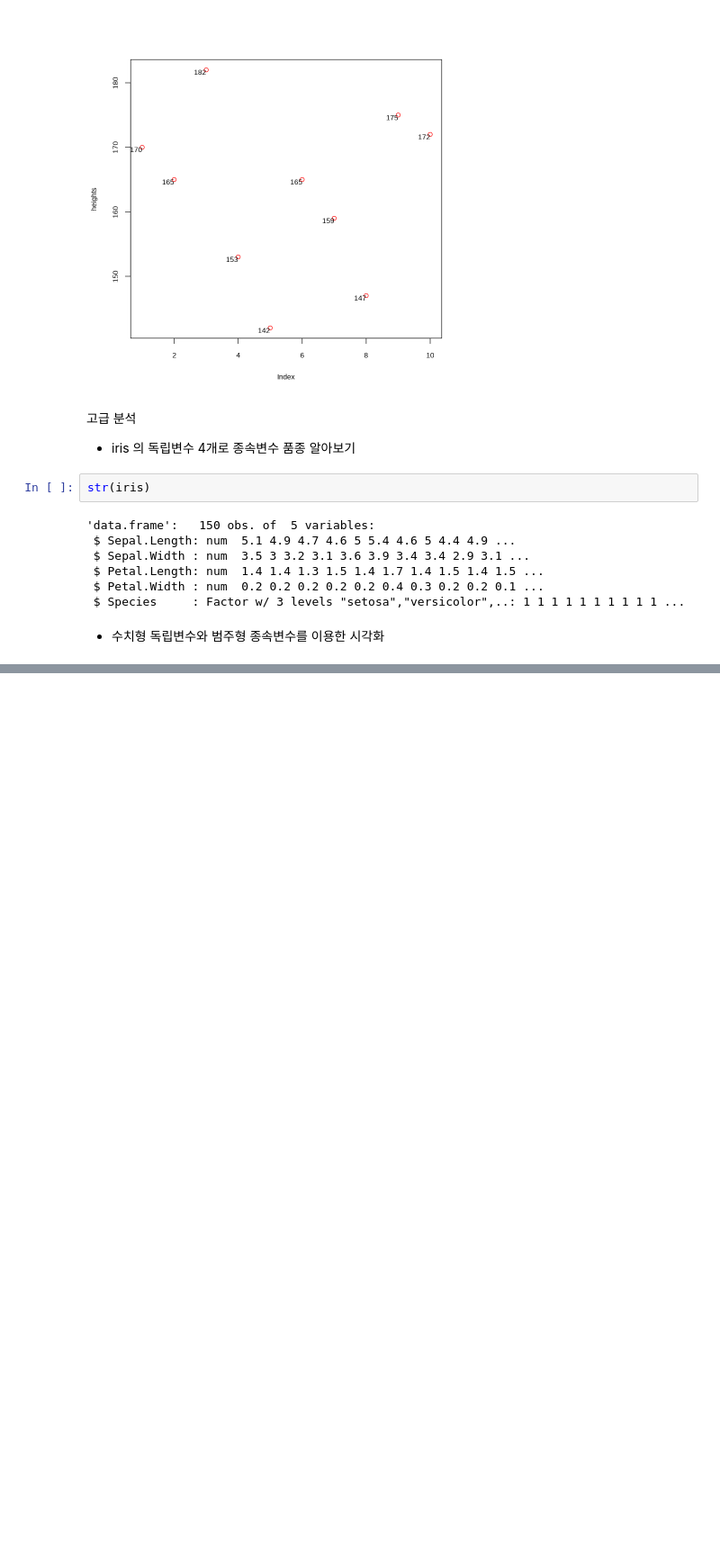
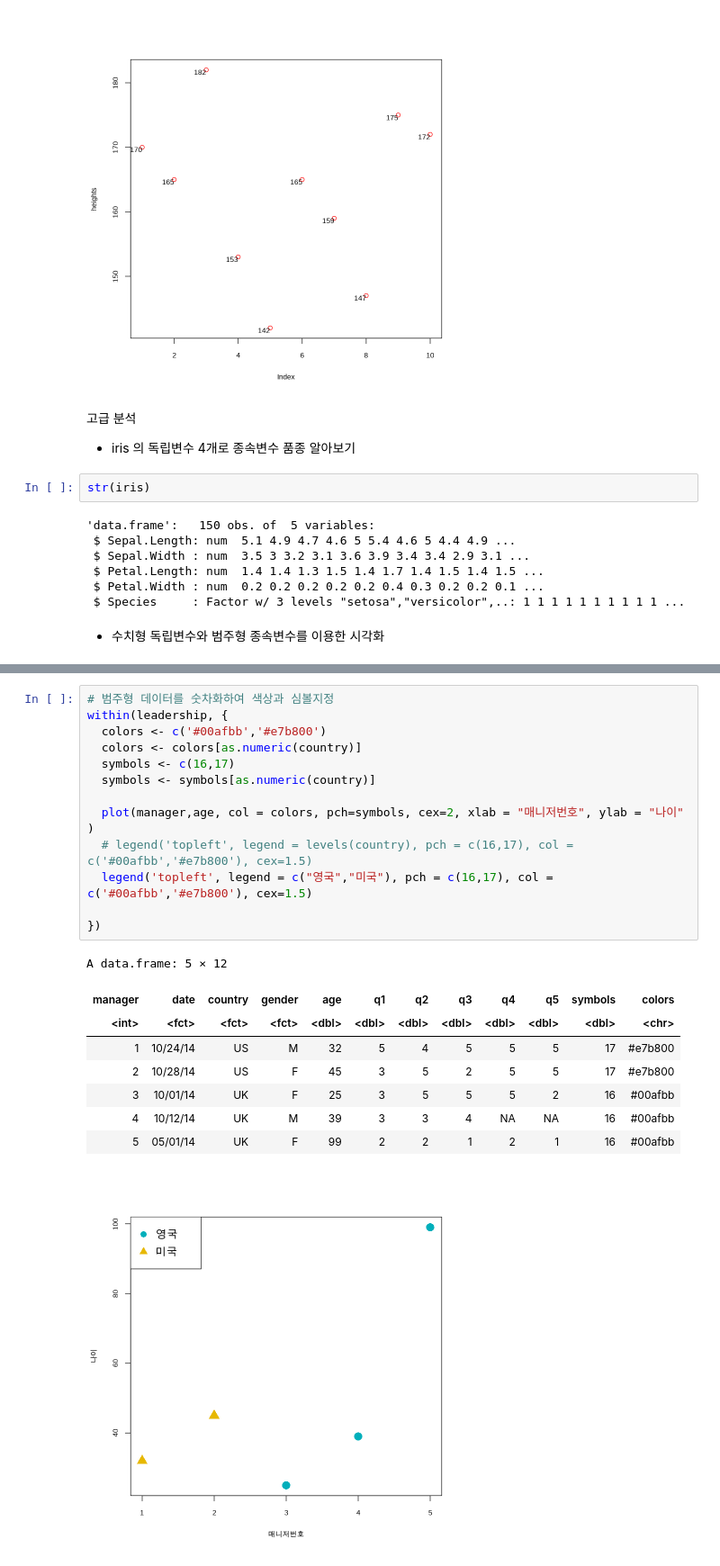
Before and after one commit to gyujin0450/Rstudy, a Jupyter notebook: 401_연속형데이터시각화.ipynb, the cells around one changed output, grey strips where cells are left out. Shown at 90% size. Cells and saved outputs as stored; diff of their text form; blank space fills up the shorter version.

```diff
--- a/401_연속형데이터시각화.ipynb
+++ b/401_연속형데이터시각화.ipynb
@@ -206,0 +221,23 @@ plot(iris$Petal.Length, iris$Petal.Width, col = colors, pch=symbols, cex=1.5)
+# %%
+# 범주형 데이터를 숫차화하여 색상과 심볼지정
+within(leadership, {
+  colors <- c('#00afbb','#e7b800')
+  colors <- colors[as.numeric(country)]
+  symbols <- c(16,17)
+  symbols <- symbols[as.numeric(country)]
+
+  plot(manager,age, col = colors, pch=symbols, cex=2, xlab = "매니저번호", ylab = "나이" )
+  # legend('topleft', legend = levels(country), pch = c(16,17), col = c('#00afbb','#e7b800'), cex=1.5)
+  legend('topleft', legend = c("영국","미국"), pch = c(16,17), col = c('#00afbb','#e7b800'), cex=1.5)
+
+})
+# %% [output]
+A data.frame: 5 × 12
+| manager | date | country | gender | age | q1 | q2 | q3 | q4 | q5 | symbols | colors |
+| <int> | <fct> | <fct> | <fct> | <dbl> | <dbl> | <dbl> | <dbl> | <dbl> | <dbl> | <dbl> | <chr> |
+| 1 | 10/24/14 | US | M | 32 | 5 | 4 | 5 | 5 | 5 | 17 | #e7b800 |
+| 2 | 10/28/14 | US | F | 45 | 3 | 5 | 2 | 5 | 5 | 17 | #e7b800 |
+| 3 | 10/01/14 | UK | F | 25 | 3 | 5 | 5 | 5 | 2 | 16 | #00afbb |
+| 4 | 10/12/14 | UK | M | 39 | 3 | 3 | 4 | NA | NA | 16 | #00afbb |
+| 5 | 05/01/14 | UK | F | 99 | 2 | 2 | 1 | 2 | 1 | 16 | #00afbb |
+[figure, added]
```
Also changed, not shown: parts of 9 cells of this notebook.
